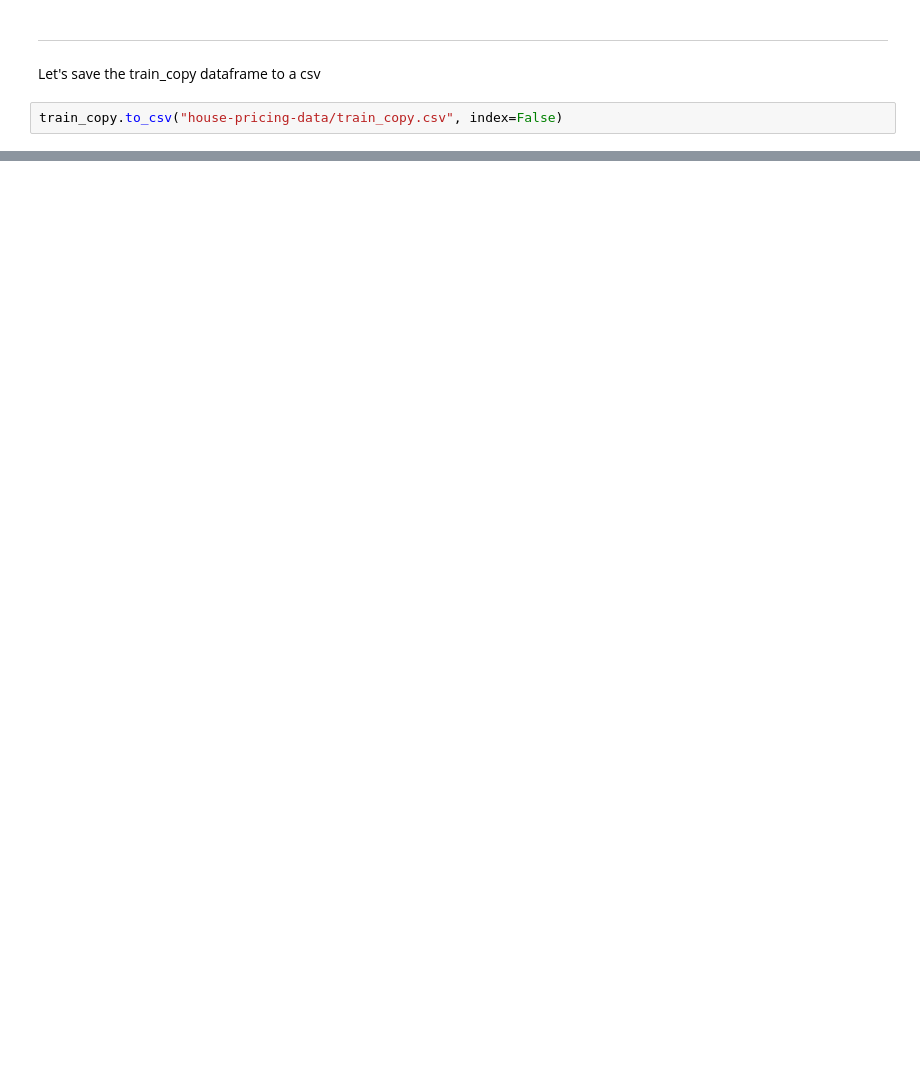
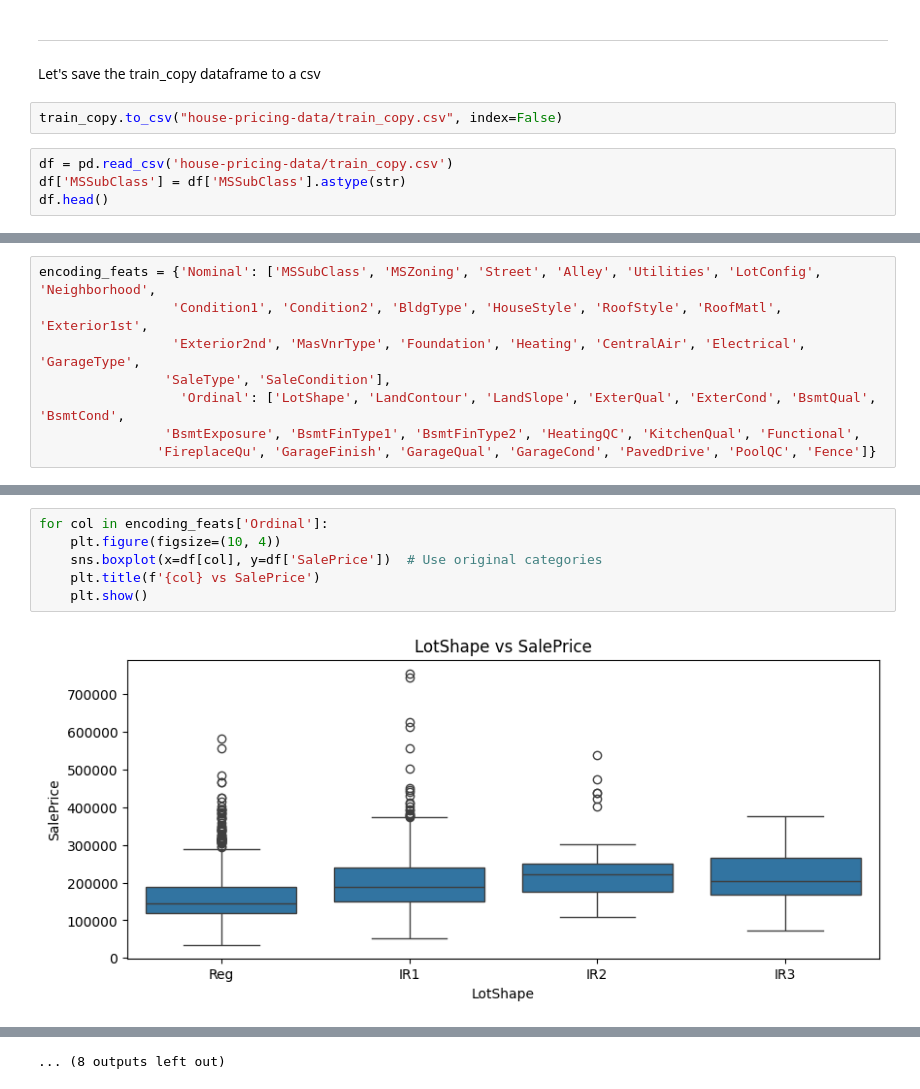
Before and after one commit to benaytms/house_prices_pred, a Jupyter notebook: main.ipynb, the cells around one changed output, grey strips where cells are left out. Saved outputs shown, nothing was run; the diff lists cells and outputs as text; blank space fills up the shorter version.

Commit message:
encoding and boxplots

```diff
--- a/main.ipynb
+++ b/main.ipynb
@@ -305,3 +298,7 @@ corr_matrix(correlations)
 Let's save the train_copy dataframe to a csv
 # %%
 train_copy.to_csv("house-pricing-data/train_copy.csv", index=False)
+# %%
+df = pd.read_csv('house-pricing-data/train_copy.csv')
+df['MSSubClass'] = df['MSSubClass'].astype(str)
+df.head()
@@ -307,0 +312,8 @@ train_copy.to_csv("house-pricing-data/train_copy.csv", index=False)
+# %%
+encoding_feats = {'Nominal': ['MSSubClass', 'MSZoning', 'Street', 'Alley', 'Utilities', 'LotConfig', 'Neighborhood',
+                 'Condition1', 'Condition2', 'BldgType', 'HouseStyle', 'RoofStyle', 'RoofMatl', 'Exterior1st',
+                 'Exterior2nd', 'MasVnrType', 'Foundation', 'Heating', 'CentralAir', 'Electrical', 'GarageType',
+                'SaleType', 'SaleCondition'],
+                  'Ordinal': ['LotShape', 'LandContour', 'LandSlope', 'ExterQual', 'ExterCond', 'BsmtQual', 'BsmtCond',
+                'BsmtExposure', 'BsmtFinType1', 'BsmtFinType2', 'HeatingQC', 'KitchenQual', 'Functional',
+               'FireplaceQu', 'GarageFinish', 'GarageQual', 'GarageCond', 'PavedDrive', 'PoolQC', 'Fence']}
@@ -307,0 +413,8 @@ train_copy.to_csv("house-pricing-data/train_copy.csv", index=False)
+# %%
+for col in encoding_feats['Ordinal']:
+    plt.figure(figsize=(10, 4))
+    sns.boxplot(x=df[col], y=df['SalePrice'])  # Use original categories
+    plt.title(f'{col} vs SalePrice')
+    plt.show()
+# %% [output]
+[figure, added]
@@ -307,0 +432 @@ train_copy.to_csv("house-pricing-data/train_copy.csv", index=False)
+... (8 outputs left out)
```
Also changed, not shown: parts of 14 cells of this notebook, 1 other file.
